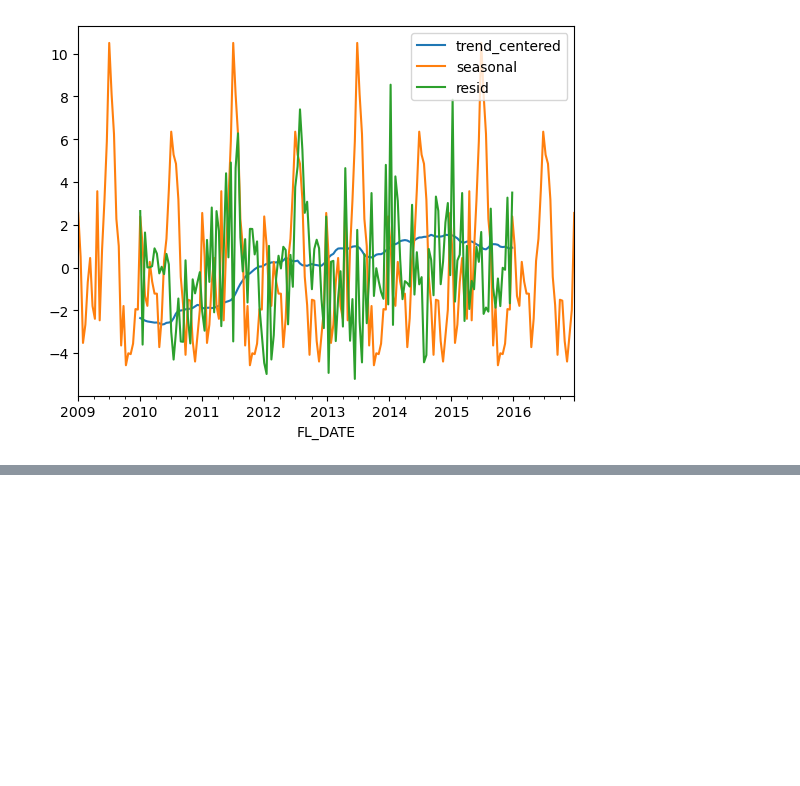
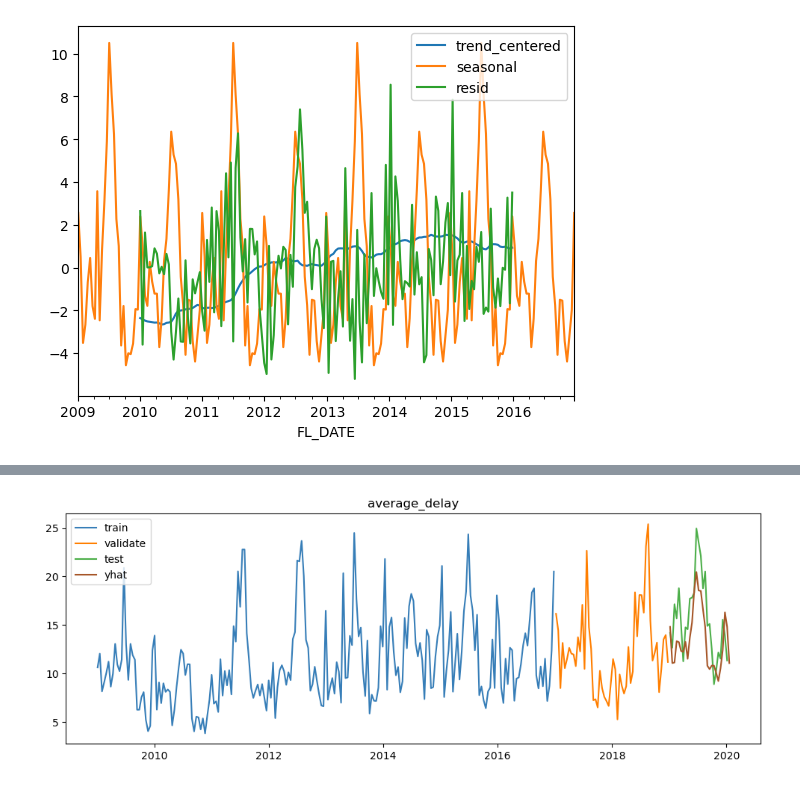
Before and after one commit to Alfred-W-S-Pirovits-Jr/individual-project, a Jupyter notebook: Model.ipynb, the cells around one changed output, grey strips where cells are left out. Drawn from its saved outputs; the diff is of its cells as text; code cells hidden in the pictures; blank space fills up the shorter version.

Commit message:
Complete Test

```diff
--- a/Model.ipynb
+++ b/Model.ipynb
@@ -460,3 +461,4 @@ decomposition[['trend_centered', 'seasonal', 'resid']].plot();
 # %%
-result.seasonal
+yhat_df = pd.DataFrame({'average_delay': hst_average_delay_fit3.forecast(validate.shape[0] + test.shape[0] + 1)})
+yhat_df
 # %% [output]
@@ -475,0 +478,17 @@ Freq: 2W-SUN, Name: seasonal, Length: 209, dtype: float64
+# %%
+yhat_df = yhat_df['2019':]
+# %%
+def final_plot(target_var, train, validate, test, yhat_df):
+    yhat_df = yhat_df['2019':]
+    plt.figure(figsize=(12,4))
+    plt.plot(train[target_var], color='#377eb8', label='train')
+    plt.plot(validate[target_var], color='#ff7f00', label='validate')
+    plt.plot(test[target_var], color='#4daf4a',label='test')
+    plt.plot(yhat_df[target_var], color='#a65628', label='yhat')
+    plt.legend()
+    plt.title(target_var)
+    plt.show()
+
+final_plot('average_delay', train, validate, test, yhat_df)
+# %% [output]
+[figure, added]
```
Also changed, not shown: parts of 10 cells of this notebook, 3 other files.
